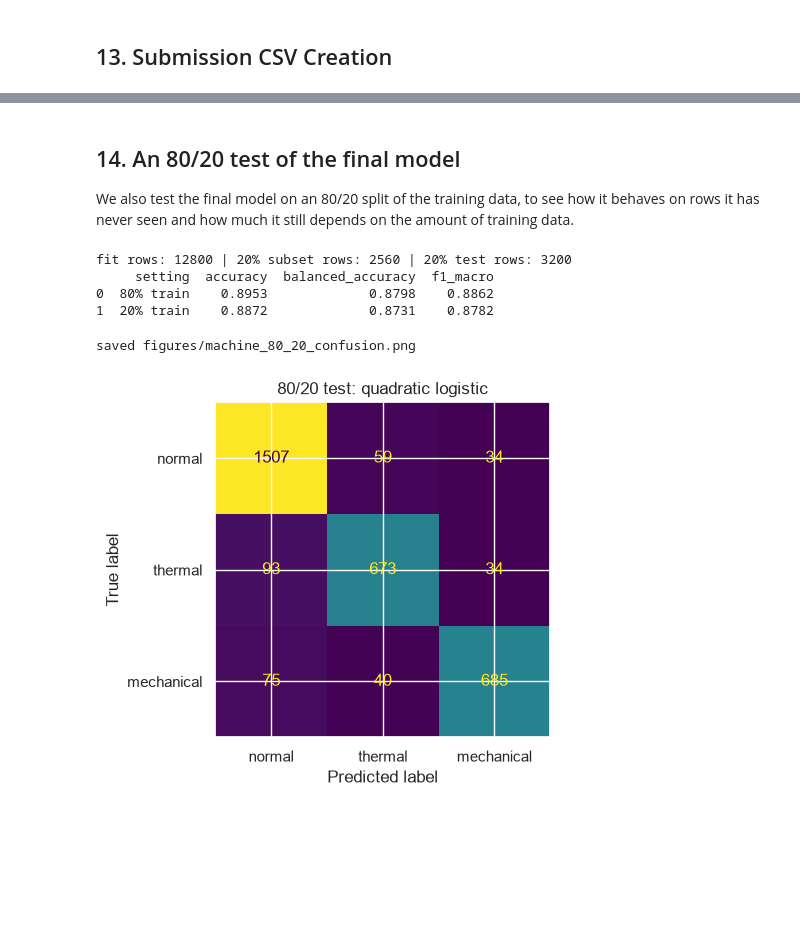
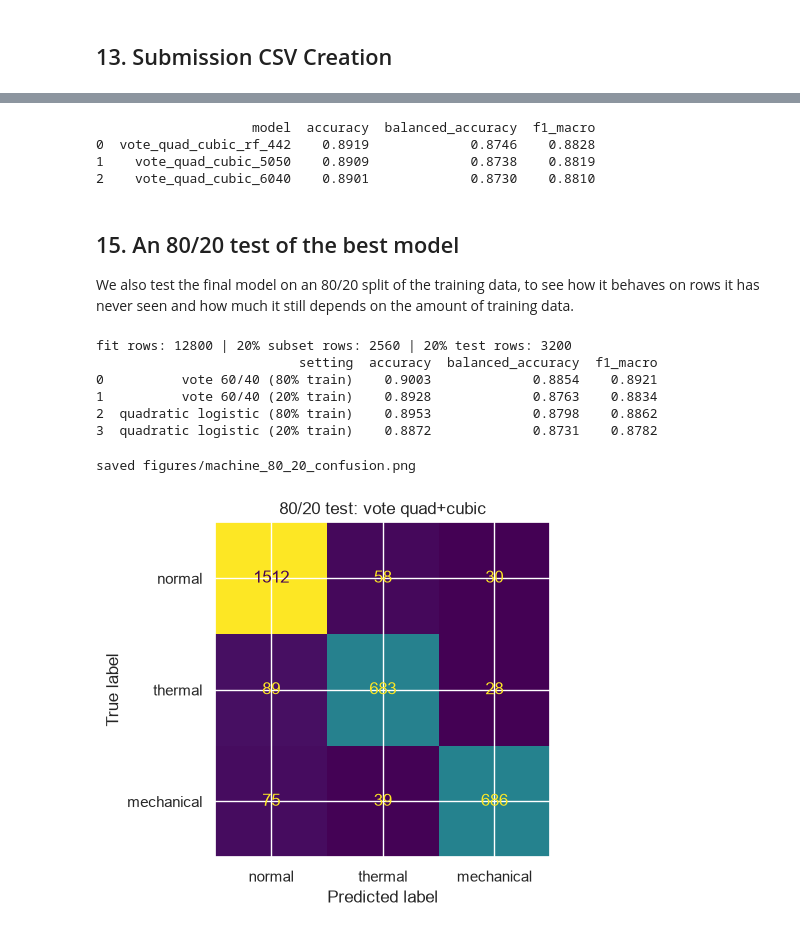
Before and after one commit to TimeATronics/AIT511_Project1, a Jupyter notebook: notebooks/mt2026012-ind-machine-condition-classification.ipynb, the cells around one changed output, grey strips where cells are left out. Saved outputs shown, nothing was run; the diff lists cells and outputs as text; code cells hidden in the pictures; blank space fills up the shorter version.

```diff
--- a/notebooks/mt2026012-ind-machine-condition-classification.ipynb
+++ b/notebooks/mt2026012-ind-machine-condition-classification.ipynb
@@ -87,9 +87,18 @@ for candidate in KAGGLE_CANDIDATES:
 if DATA is not None:
     BASE = Path("/kaggle/working")
 else:
-    BASE = Path.cwd()
-    if not (BASE / "data").exists() and (BASE / "nb" / "data").exists():
-        BASE = BASE / "nb"
+    BASE = None
+    for folder in [Path.cwd(), *Path.cwd().parents]:
+        if (folder / "MT2026012" / "data" / "machine_condition").exists():
+            BASE = folder / "MT2026012"
+            break
+        if (folder / "data" / "machine_condition").exists():
+            BASE = folder
+            break
+    if BASE is None:
+        raise FileNotFoundError(
+            "Could not find the competition files. Run from the repository folder."
+        )
     DATA = BASE / "data" / "machine_condition"
 
 FIGURES = BASE / "figures"
@@ -1142,5 +1164,32 @@ upload-ready file: submissions/machine_condition/submission.csv
+# %%
+vote_candidates = {
+    "vote_quad_cubic_5050": VotingClassifier([
+        ("quad", polynomial_logistic(scaled, degree=2, C=1.0)),
+        ("cubic", polynomial_logistic(scaled, degree=3, C=0.3)),
+    ], voting="soft", weights=[0.5, 0.5]),
+    "vote_quad_cubic_6040": VotingClassifier([
+        ("quad", polynomial_logistic(scaled, degree=2, C=1.0)),
+        ("cubic", polynomial_logistic(scaled, degree=3, C=0.3)),
+    ], voting="soft", weights=[0.6, 0.4]),
+    "vote_quad_cubic_rf_442": VotingClassifier([
+        ("quad", polynomial_logistic(scaled, degree=2, C=1.0)),
+        ("cubic", polynomial_logistic(scaled, degree=3, C=0.3)),
+        ("forest", Pipeline([("prep", plain), ("model", RandomForestClassifier(
+            n_estimators=500, max_depth=18, max_features=0.3, min_samples_leaf=2,
+            random_state=SEED, n_jobs=-1))])),
+    ], voting="soft", weights=[0.4, 0.4, 0.2]),
+}
+
+vote_table = pd.DataFrame([cross_validate_metrics(name, model) for name, model in vote_candidates.items()])
+vote_table = vote_table.sort_values("accuracy", ascending=False).reset_index(drop=True)
+show_table(vote_table)
+# %% [output]
+                    model  accuracy  balanced_accuracy  f1_macro
+0  vote_quad_cubic_rf_442    0.8919             0.8746    0.8828
+1    vote_quad_cubic_5050    0.8909             0.8738    0.8819
+2    vote_quad_cubic_6040    0.8901             0.8730    0.8810
 # %% [markdown]
-## 14. An 80/20 test of the final model
+## 15. An 80/20 test of the best model
 
 We also test the final model on an 80/20 split of the training data, to see how it behaves on rows it has never seen and how much it still depends on the amount of training data.
 # %%
@@ -1153,13 +1202,20 @@ small = X_fit.sample(frac=0.2, random_state=SEED)
 X_small, y_small = small, y_fit.loc[small.index]
 print("fit rows:", len(X_fit), "| 20% subset rows:", len(X_small), "| 20% test rows:", len(X_hold))
 
+vote_best = VotingClassifier([
+    ("quad", polynomial_logistic(scaled, degree=2, C=1.0)),
+    ("cubic", polynomial_logistic(scaled, degree=3, C=0.3)),
+], voting="soft", weights=[0.6, 0.4])
 quadratic_final = polynomial_logistic(scaled, degree=2, C=1.0)
+
 test_rows = []
-for label, features_fit, target_fit in [
-    ("80% train", X_fit, y_fit),
-    ("20% train", X_small, y_small),
+for label, model, features_fit, target_fit in [
+    ("vote 60/40 (80% train)", vote_best, X_fit, y_fit),
+    ("vote 60/40 (20% train)", vote_best, X_small, y_small),
+    ("quadratic logistic (80% train)", quadratic_final, X_fit, y_fit),
+    ("quadratic logistic (20% train)", quadratic_final, X_small, y_small),
 ]:
-    fitted = clone(quadratic_final).fit(features_fit, target_fit)
+    fitted = clone(model).fit(features_fit, target_fit)
     predictions = fitted.predict(X_hold)
     test_rows.append({
         "setting": label,
@@ -1171,23 +1227,25 @@ for label, features_fit, target_fit in [
 show_table(pd.DataFrame(test_rows))
 # %% [output]
 fit rows: 12800 | 20% subset rows: 2560 | 20% test rows: 3200
-     setting  accuracy  balanced_accuracy  f1_macro
-0  80% train    0.8953             0.8798    0.8862
-1  20% train    0.8872             0.8731    0.8782
+                          setting  accuracy  balanced_accuracy  f1_macro
+0          vote 60/40 (80% train)    0.9003             0.8854    0.8921
+1          vote 60/40 (20% train)    0.8928             0.8763    0.8834
+2  quadratic logistic (80% train)    0.8953             0.8798    0.8862
+3  quadratic logistic (20% train)    0.8872             0.8731    0.8782
 # %%
-fitted = clone(quadratic_final).fit(X_fit, y_fit)
+fitted = clone(vote_best).fit(X_fit, y_fit)
 predictions = fitted.predict(X_hold)
 
 matrix = confusion_matrix(y_hold, predictions)
 display = ConfusionMatrixDisplay(matrix, display_labels=["normal", "thermal", "mechanical"])
 fig, ax = plt.subplots(figsize=(5.2, 4.4))
 display.plot(ax=ax, colorbar=False, cmap="viridis")
-ax.set_title("80/20 test: quadratic logistic")
+ax.set_title("80/20 test: vote quad+cubic")
 fig.tight_layout()
 fig.savefig(FIGURES / "machine_80_20_confusion.png", dpi=150)
 print("saved figures/machine_80_20_confusion.png")
 plt.show()
 # %% [output]
 saved figures/machine_80_20_confusion.png
-[figure, old version]
+[figure, new version]
 # %% [markdown]
```
Also changed, not shown: parts of 51 cells of this notebook.
